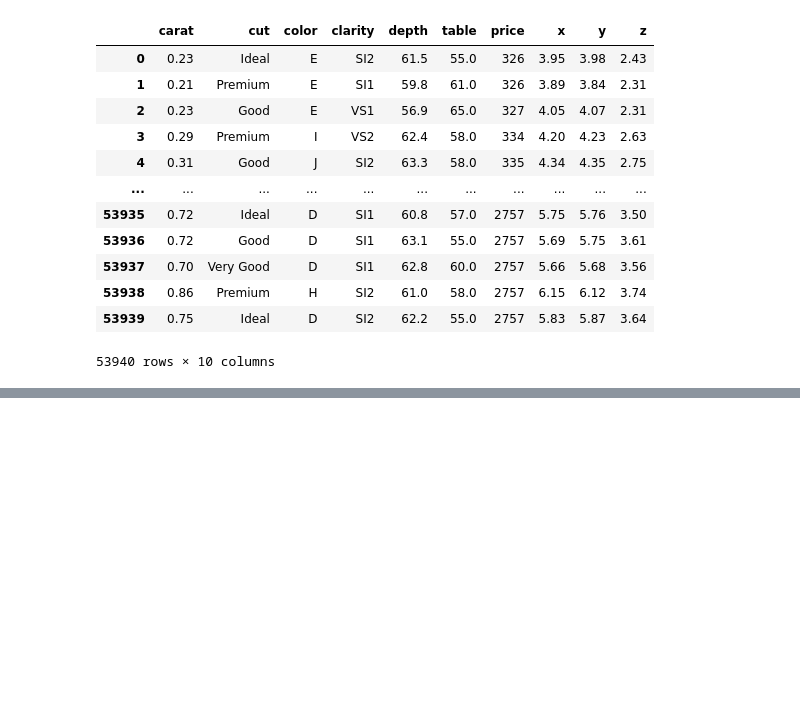
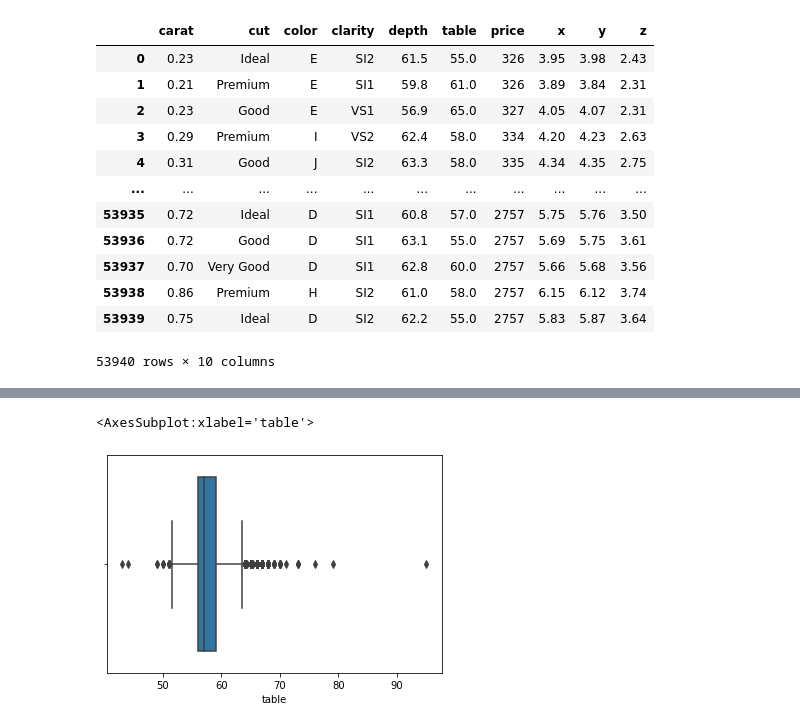
Before and after one commit to habibsatya/dicoding-training, a Jupyter notebook: code/diamonds.ipynb, the cells around one changed output, grey strips where cells are left out. Cells and saved outputs as stored; diff of their text form; code cells hidden in the pictures; blank space fills up the shorter version.

```diff
--- a/code/diamonds.ipynb
+++ b/code/diamonds.ipynb
@@ -24,0 +185,5 @@ data
+# %%
+sns.boxplot(x=data['table'])
+# %% [output]
+<AxesSubplot:xlabel='table'>
+[figure, added]
```
Also changed, not shown: parts of 47 cells of this notebook, 3 other files.
